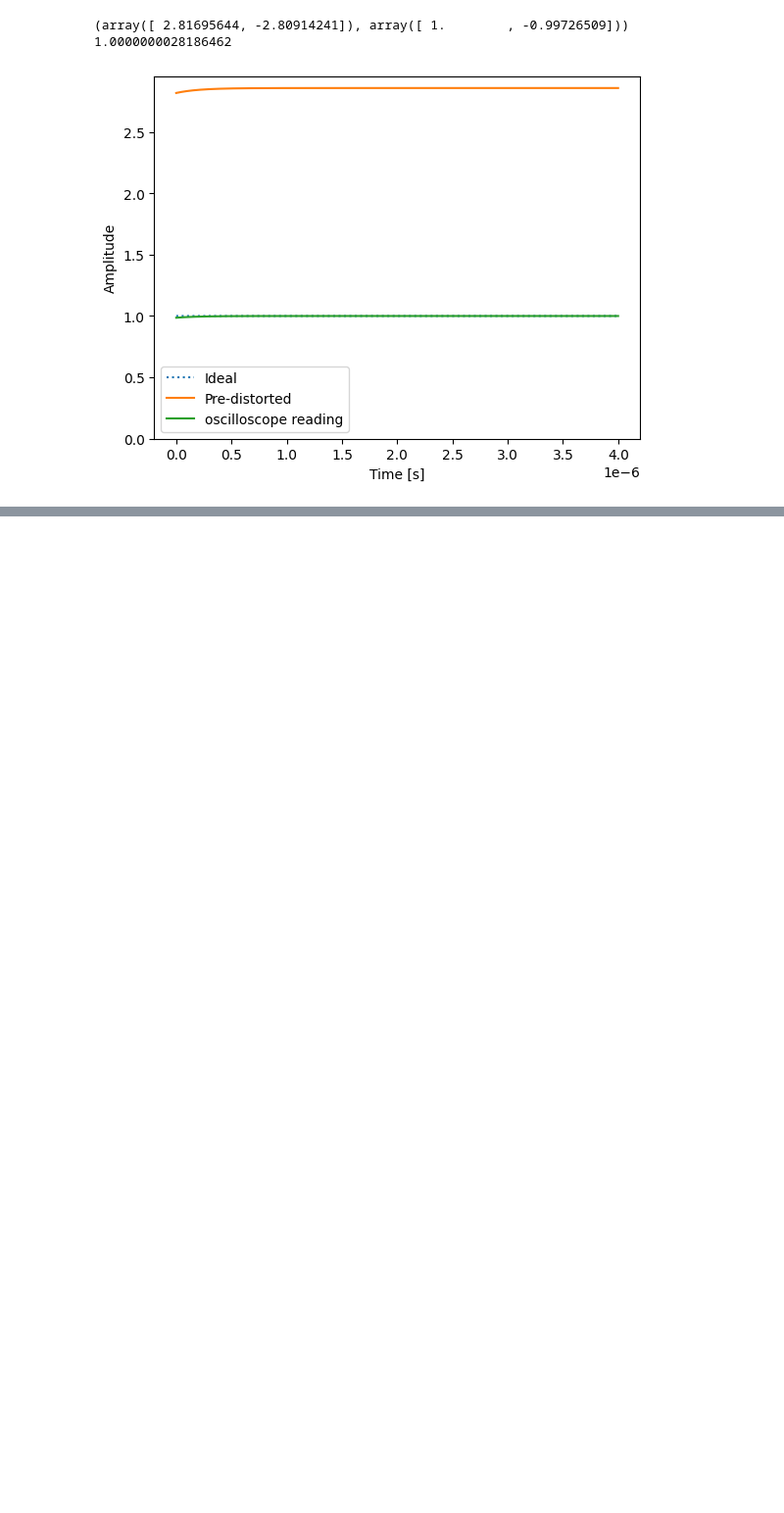
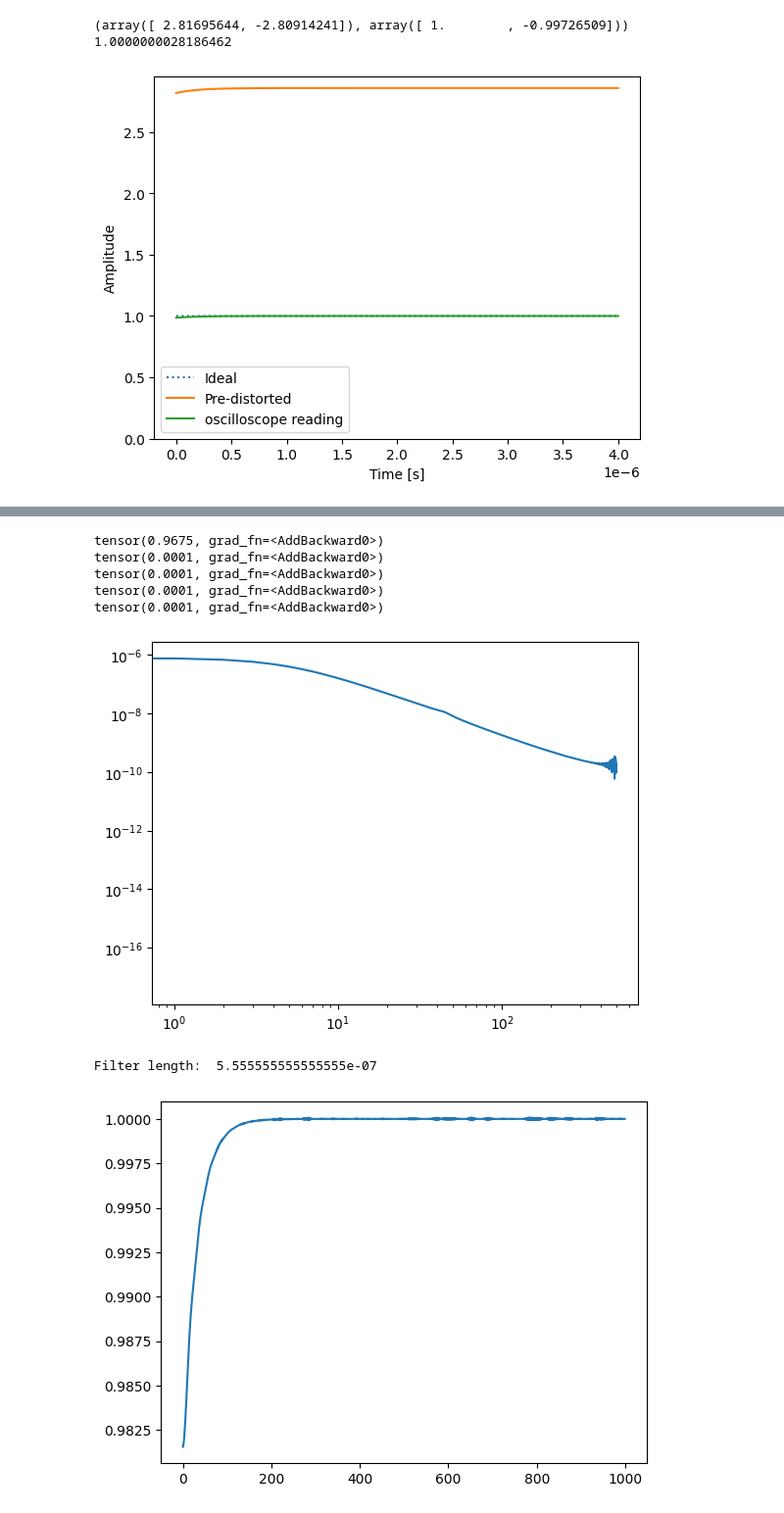
Before and after one commit to mainCSG/QBlox-CSG, a Jupyter notebook: experiments/bias-tee-transfer-function/transfer_function.ipynb, the cells around one changed output, grey strips where cells are left out. Shown: that part at 98% size. Cells and saved outputs as stored; diff of their text form; code cells hidden in the pictures; blank space fills up the shorter version.

```diff
--- a/experiments/bias-tee-transfer-function/transfer_function.ipynb
+++ b/experiments/bias-tee-transfer-function/transfer_function.ipynb
@@ -215,0 +208,74 @@ plt.show()
+# %%
+import torch
+
+y = torch.Tensor(output_iir)
+
+x = torch.zeros_like(torch.Tensor(x), requires_grad=True)
+
+D = torch.Tensor(D)
+Himp = torch.Tensor(Himp)
+Hres = torch.Tensor(H_resampling)
+
+loss_function = torch.nn.MSELoss()
+optimizer = torch.optim.Adam([{'params': x, 'lr': 1e-3}])
+
+alpha = 1.0
+
+for epoch in range(50000):
+
+    y_pred = torch.mm(
+        Himp,
+        torch.mm(
+            Hres, x.unsqueeze(1)
+        )
+    ).squeeze(1)
+
+    R = torch.pow(
+        torch.mm(
+            D, x.unsqueeze(1)
+        ), 2
+    ).sum()
+
+    loss = loss_function(y, y_pred) + alpha * R
+    if epoch % 10000 == 0:
+        print(loss)
+    optimizer.zero_grad()
+    loss.backward()
+    optimizer.step()
+# %% [output]
+tensor(0.9675, grad_fn=<AddBackward0>)
+tensor(0.0001, grad_fn=<AddBackward0>)
+tensor(0.0001, grad_fn=<AddBackward0>)
+tensor(0.0001, grad_fn=<AddBackward0>)
+tensor(0.0001, grad_fn=<AddBackward0>)
+# %%
+hinv = x.detach().numpy()
+
+# f, Pxx = sp.signal.periodogram(h, N_awg)
+f, Pxx = sp.signal.periodogram(hinv, N_awg)
+plt.loglog(
+    f, Pxx
+)
+plt.show()
+
+print("Filter length: ", len(hinv)/(1.8e9))
+plt.plot(hinv)
+
+hinv_fir = Himp @ Hres @ (hinv * np.ones(N))
+
+plt.figure(figsize=(10, 6))
+plt.plot(t, H_resampling @ (hinv * np.ones(N)), label='pre-distorted')
+plt.plot(t, hinv_fir, label='pre-distorted response')
+plt.plot(t, step_input, label='ideal')
+plt.plot(t, output_iir, label='Filtered Step Response')
+plt.xlabel('Time')
+plt.ylabel('Amplitude')
+plt.title('Step Response with Ripples and Overshoots')
+plt.grid(True)
+plt.xlim(0,10)
+plt.legend()
+plt.show()
+# %% [output]
+[figure, added]
+Filter length:  5.555555555555555e-07
+[figure, added]
```
Also changed, not shown: parts of 4 cells of this notebook.
